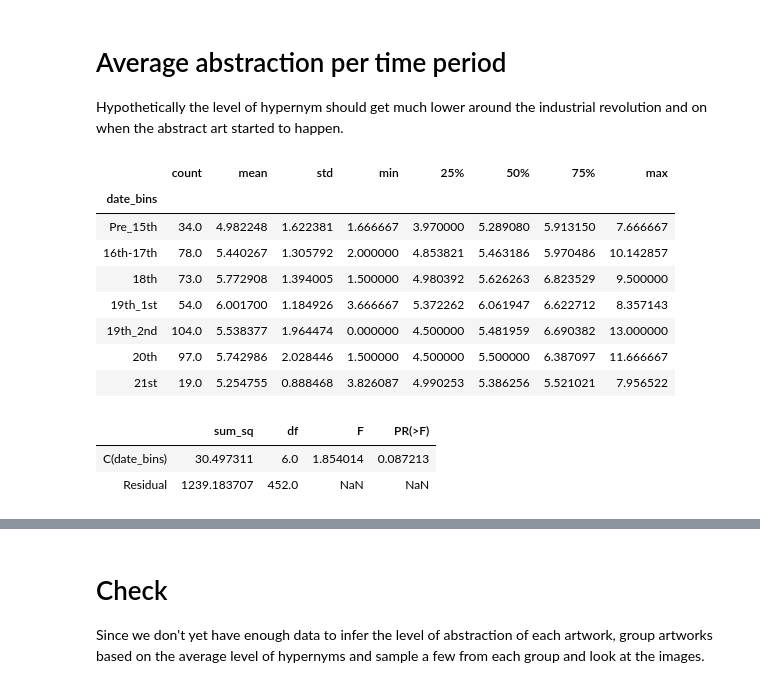
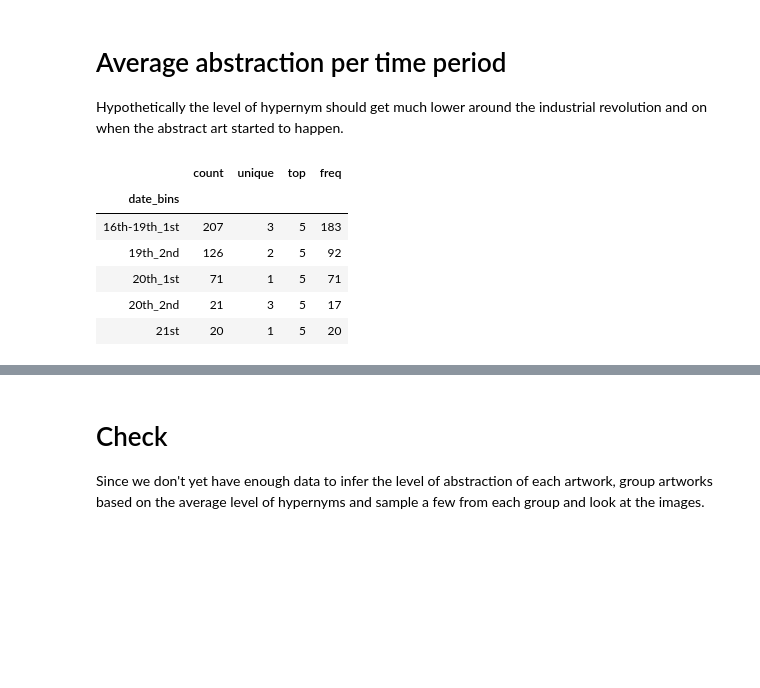
Before and after one commit to stereopickle/art_description_project, a Jupyter notebook: 020.Analysis_Level_of_Abstraction.ipynb, the cells around one changed output, grey strips where cells are left out. Cells and saved outputs as stored; diff of their text form; code cells hidden in the pictures; blank space fills up the shorter version.

```diff
--- a/020.Analysis_Level_of_Abstraction.ipynb
+++ b/020.Analysis_Level_of_Abstraction.ipynb
@@ -133,10 +150,16 @@ def hyp_score(list_):
     #return np.nansum([hyp_df.value[hyp_df.words == word] for word in list_])/len(list_)
 # %%
 df['hyp_score'] = df.description.apply(lambda x: hyp_score(x))
+# %%
+# re-binning for each time period
+bins = [0, 5, 10, 15]
+df['hyp_score_bins'] = pd.cut(df['hyp_score'], bins, labels = [0, 5, 10])
 # %% [markdown]
 ### Limitations / future direction
 Currently I'm just averaging all occurrence in WordNet, this can be problematic for words that have multiple meanings especially if the abstraction level of each meaning is far apart. I also used only nouns, since different parts of speech have different level of hyper/hyponyms to gauge level of categorization accurately. In this process, some verbs that take same form as the noun cannot be filtered, possibly adding noise to our data.
 # %% [markdown]
 # Average abstraction per culture
 Hypothetically the level of hypernym is on average less for East Asian culture.
+# %%
+df_cl = df.dropna(subset = ['hyp_score_bins', 'hyp_score', 'macro_culture', 'date_bins'], axis = 0)
 # %%
@@ -156,5 +181,0 @@ import statsmodels.stats as sts
-# %%
-df_cl = df.dropna(subset = ['hyp_score', 'macro_culture'], axis = 0)
-lm = ols('hyp_score ~ C(macro_culture)', data=df_cl).fit()
-
-sm.stats.anova_lm(lm, typ=2)
@@ -181,24 +301,15 @@ Multiple Comparison of Means - Tukey HSD, FWER=0.05
 # %% [markdown]
 # Average abstraction per time period
 Hypothetically the level of hypernym should get much lower around the industrial revolution and on when the abstract art started to happen.
+# %%
+df_eur = df_cl[df_cl.macro_culture == "European"]
 # %%
-df.groupby('date_bins').hyp_score.describe()
+df_eur.groupby('date_bins').hyp_score_bins.describe()
 # %% [output]
-|  | count | mean | std | min | 25% | 50% | 75% | max |
-| date_bins |  |  |  |  |  |  |  |  |
-| Pre_15th | 34.0 | 4.982248 | 1.622381 | 1.666667 | 3.970000 | 5.289080 | 5.913150 | 7.666667 |
-| 16th-17th | 78.0 | 5.440267 | 1.305792 | 2.000000 | 4.853821 | 5.463186 | 5.970486 | 10.142857 |
-| 18th | 73.0 | 5.772908 | 1.394005 | 1.500000 | 4.980392 | 5.626263 | 6.823529 | 9.500000 |
-| 19th_1st | 54.0 | 6.001700 | 1.184926 | 3.666667 | 5.372262 | 6.061947 | 6.622712 | 8.357143 |
-| 19th_2nd | 104.0 | 5.538377 | 1.964474 | 0.000000 | 4.500000 | 5.481959 | 6.690382 | 13.000000 |
-| 20th | 97.0 | 5.742986 | 2.028446 | 1.500000 | 4.500000 | 5.500000 | 6.387097 | 11.666667 |
-| 21st | 19.0 | 5.254755 | 0.888468 | 3.826087 | 4.990253 | 5.386256 | 5.521021 | 7.956522 |
+|  | count | unique | top | freq |
+| date_bins |  |  |  |  |
+| 16th-19th_1st | 207 | 3 | 5 | 183 |
+| 19th_2nd | 126 | 2 | 5 | 92 |
+| 20th_1st | 71 | 1 | 5 | 71 |
+| 20th_2nd | 21 | 3 | 5 | 17 |
+| 21st | 20 | 1 | 5 | 20 |
-# %%
-df_cl = df.dropna(subset = ['hyp_score', 'date_bins'], axis = 0)
-lm = ols('hyp_score ~ C(date_bins)', data=df_cl).fit()
-
-sm.stats.anova_lm(lm, typ=2)
-# %% [output]
-|  | sum_sq | df | F | PR(>F) |
-| C(date_bins) | 30.497311 | 6.0 | 1.854014 | 0.087213 |
-| Residual | 1239.183707 | 452.0 | NaN | NaN |
```
Also changed, not shown: parts of 37 cells of this notebook.
